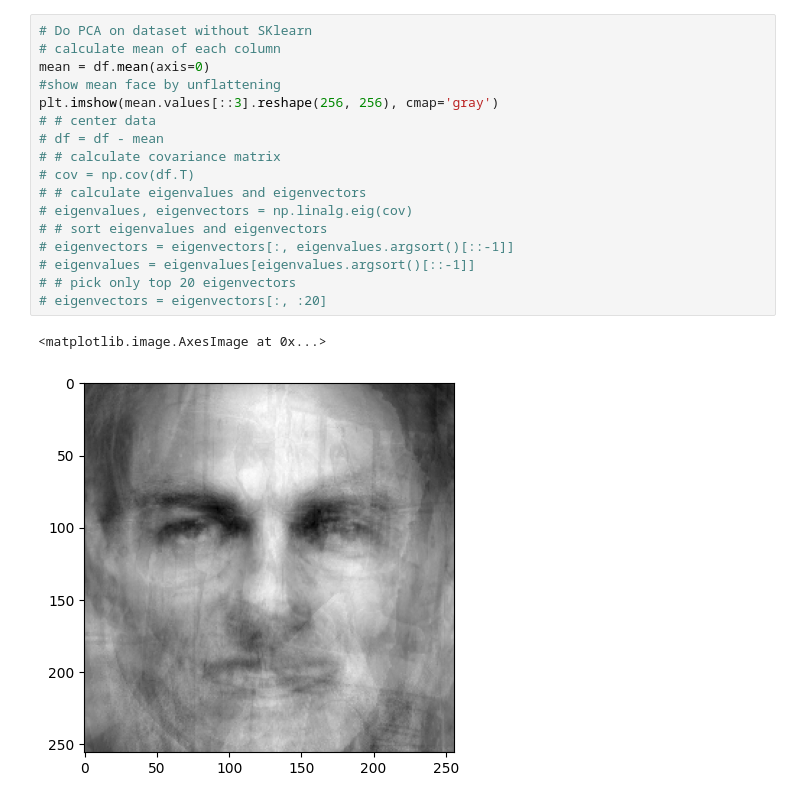
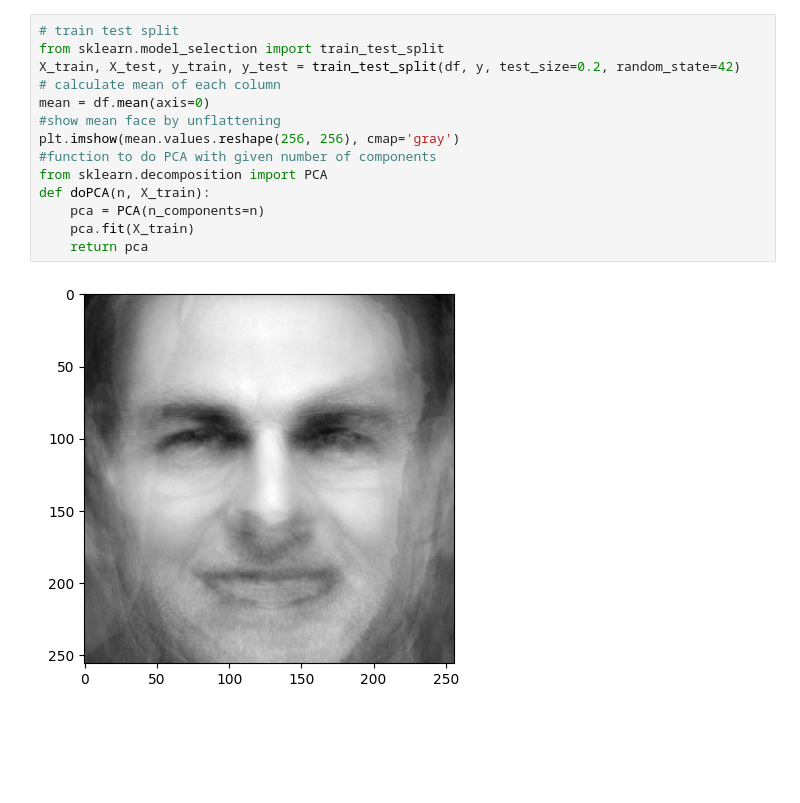
Before and after one commit to Hitesh1309/EigenFaces, a Jupyter notebook: index.ipynb, the cells around one changed output. Drawn from its saved outputs; the diff is of its cells as text; blank space fills up the shorter version.

```diff
--- a/index.ipynb
+++ b/index.ipynb
@@ -125,20 +134,16 @@ df
-# %%
-# Do PCA on dataset without SKlearn
-# calculate mean of each column
-mean = df.mean(axis=0)
-#show mean face by unflattening
-plt.imshow(mean.values[::3].reshape(256, 256), cmap='gray')
-# # center data
-# df = df - mean
-# # calculate covariance matrix
-# cov = np.cov(df.T)
-# # calculate eigenvalues and eigenvectors
-# eigenvalues, eigenvectors = np.linalg.eig(cov)
-# # sort eigenvalues and eigenvectors
-# eigenvectors = eigenvectors[:, eigenvalues.argsort()[::-1]]
-# eigenvalues = eigenvalues[eigenvalues.argsort()[::-1]]
-# # pick only top 20 eigenvectors
-# eigenvectors = eigenvectors[:, :20]
-# %% [output]
-<matplotlib.image.AxesImage at 0x...>
-[figure, removed]
+# %%
+# train test split
+from sklearn.model_selection import train_test_split
+X_train, X_test, y_train, y_test = train_test_split(df, y, test_size=0.2, random_state=42)
+# calculate mean of each column
+mean = df.mean(axis=0)
+#show mean face by unflattening
+plt.imshow(mean.values.reshape(256, 256), cmap='gray')
+#function to do PCA with given number of components
+from sklearn.decomposition import PCA
+def doPCA(n, X_train):
+    pca = PCA(n_components=n)
+    pca.fit(X_train)
+    return pca
+# %% [output]
+[figure, added]
```
Also changed, not shown: parts of 6 cells of this notebook.
